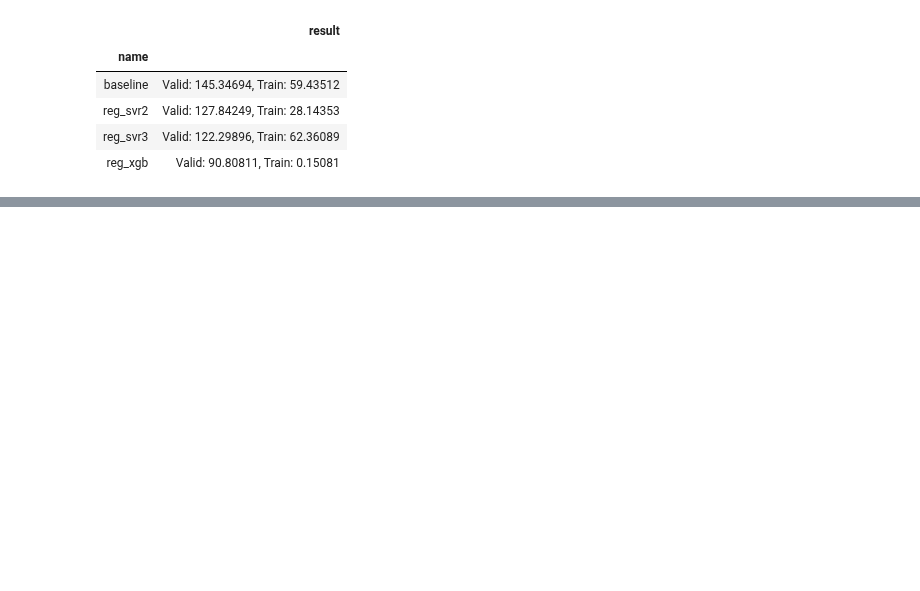
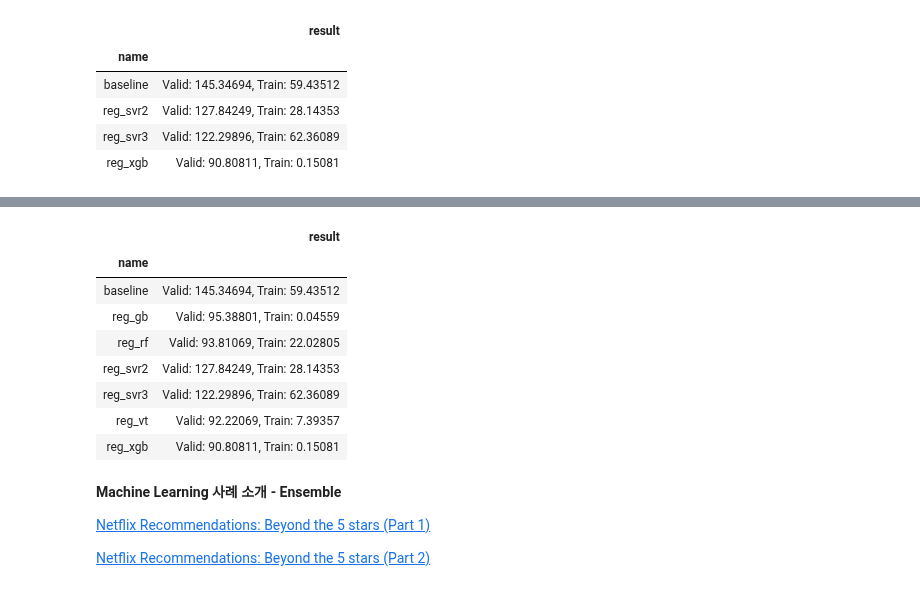
Before and after one commit to sunkusun9/DS_lv3_2509_1, a Jupyter notebook: sec_ds_lv3_prob3_kaggle.ipynb, the cells around one changed output, grey strips where cells are left out. Saved outputs shown, nothing was run; the diff lists cells and outputs as text; code cells hidden in the pictures; blank space fills up the shorter version.

```diff
--- a/sec_ds_lv3_prob3_kaggle.ipynb
+++ b/sec_ds_lv3_prob3_kaggle.ipynb
@@ -465,0 +457,16 @@ print(
+# %%
+# RF: RandomForestRegressor
+from sklearn.ensemble import RandomForestRegressor
+X_rf = "15분, 30분, 45분, 60분, Hour, AM, Weekend_yn, Holiday_yn, Avg, TotalHour, 생산량, 기온, 풍속, 습도, 강수량, 전기요금(계절), 공장인원, 인건비"
+X_rf = [i.strip() for i in X_rf.split(',')]
+ct = ColumnTransformer([
+    ('ohe', OneHotEncoder(categories='auto'), ['DayName']),
+    ('pt', 'passthrough', X_rf)
+])
+
+reg_rf = make_pipeline(
+    ct, RandomForestRegressor(
+        n_estimators = 200, random_state = 123, max_depth = 20
+    )
+)
+eval_model('reg_rf', reg_rf)
@@ -467,0 +502,27 @@ print(
+# %%
+# 지금까지 만들었던 모델로 Voting 앙상블을 합니다.
+from sklearn.ensemble import VotingRegressor
+reg_vt = VotingRegressor([
+    #('reg_svr3', reg_svr3),
+    ('reg_xgb', reg_xgb),
+    ('reg_gb', reg_gb),
+    ('reg_rf', reg_rf),
+])
+eval_model('reg_vt', reg_vt)
+# %% [output]
+|  | result |
+| name |  |
+| baseline | Valid: 145.34694, Train: 59.43512 |
+| reg_gb | Valid: 95.38801, Train: 0.04559 |
+| reg_rf | Valid: 93.81069, Train: 22.02805 |
+| reg_svr2 | Valid: 127.84249, Train: 28.14353 |
+| reg_svr3 | Valid: 122.29896, Train: 62.36089 |
+| reg_vt | Valid: 92.22069, Train: 7.39357 |
+| reg_xgb | Valid: 90.80811, Train: 0.15081 |
+# %% [markdown]
+**Machine Learning 사례 소개 - Ensemble**
+
+[Netflix Recommendations: Beyond the 5 stars (Part 1)](https://netflixtechblog.com/netflix-recommendations-beyond-the-5-stars-part-1-55838468f429)
+
+
+[Netflix Recommendations: Beyond the 5 stars (Part 2)](https://netflixtechblog.com/netflix-recommendations-beyond-the-5-stars-part-2-d9b96aa399f5)
```
Also changed, not shown: parts of 13 cells of this notebook.
